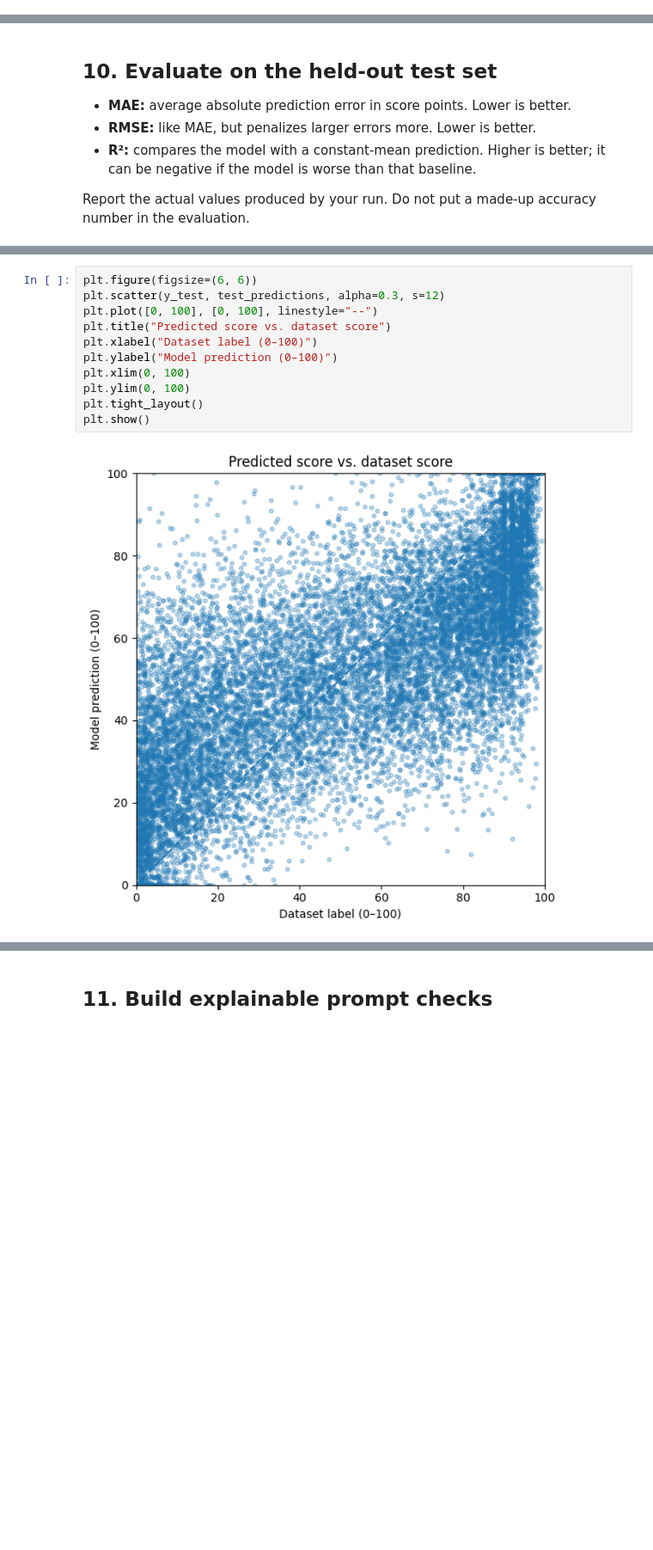
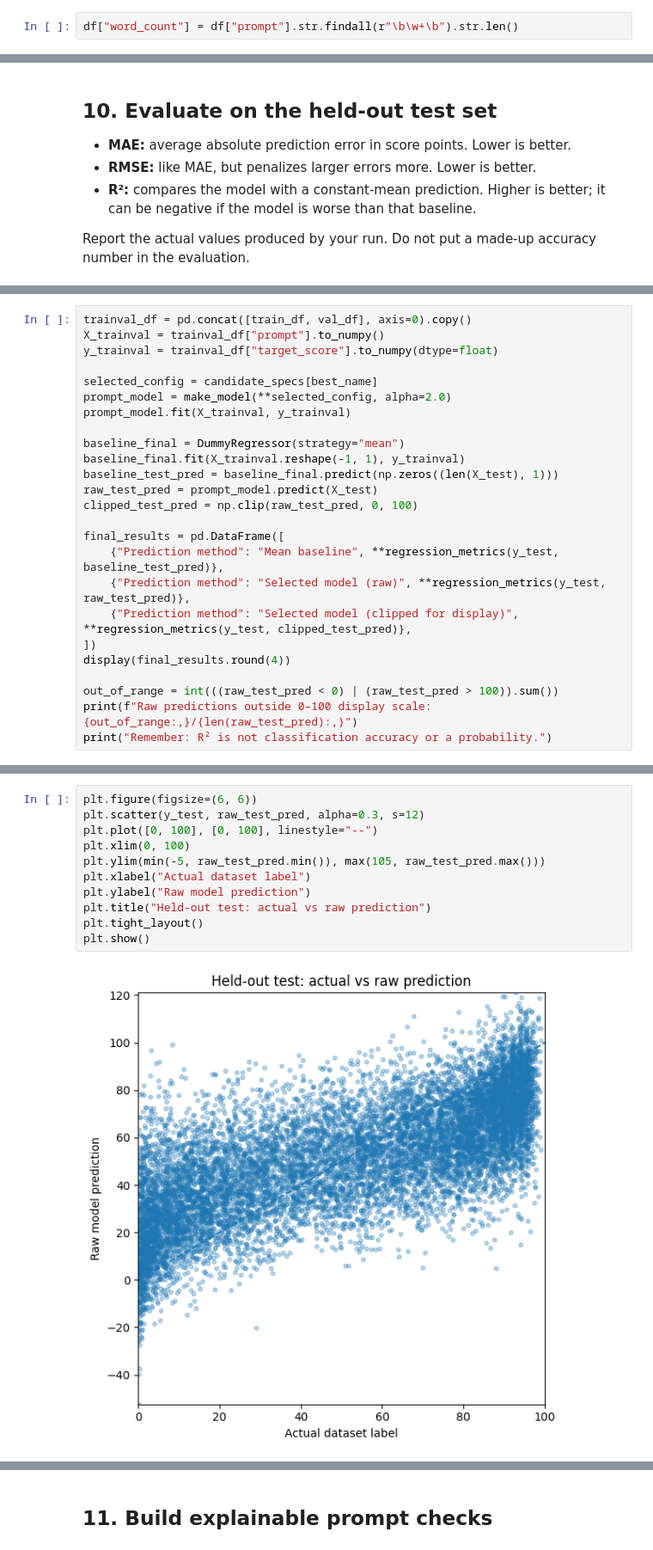
Before and after one commit to Ambesh246/Prompt_Quality_Analyzer, a Jupyter notebook: Prompt_Quality_Analyzer_ML.ipynb, the cells around one changed output, grey strips where cells are left out. Shown at 86% size. Cells and saved outputs as stored; diff of their text form; blank space fills up the shorter version.

```diff
--- a/Prompt_Quality_Analyzer_ML.ipynb
+++ b/Prompt_Quality_Analyzer_ML.ipynb
@@ -115 +127,3 @@ model_df["word_count"] = model_df["prompt"].apply(lambda text: len(text.split())
+# %%
+df["word_count"] = df["prompt"].str.findall(r"\b\w+\b").str.len()
 # %%
@@ -344,0 +310,25 @@ Raw predictions outside the 0–100 scale: 410 of 15,000
+# %%
+trainval_df = pd.concat([train_df, val_df], axis=0).copy()
+X_trainval = trainval_df["prompt"].to_numpy()
+y_trainval = trainval_df["target_score"].to_numpy(dtype=float)
+
+selected_config = candidate_specs[best_name]
+prompt_model = make_model(**selected_config, alpha=2.0)
+prompt_model.fit(X_trainval, y_trainval)
+
+baseline_final = DummyRegressor(strategy="mean")
+baseline_final.fit(X_trainval.reshape(-1, 1), y_trainval)
+baseline_test_pred = baseline_final.predict(np.zeros((len(X_test), 1)))
+raw_test_pred = prompt_model.predict(X_test)
+clipped_test_pred = np.clip(raw_test_pred, 0, 100)
+
+final_results = pd.DataFrame([
+    {"Prediction method": "Mean baseline", **regression_metrics(y_test, baseline_test_pred)},
+    {"Prediction method": "Selected model (raw)", **regression_metrics(y_test, raw_test_pred)},
+    {"Prediction method": "Selected model (clipped for display)", **regression_metrics(y_test, clipped_test_pred)},
+])
+display(final_results.round(4))
+
+out_of_range = int(((raw_test_pred < 0) | (raw_test_pred > 100)).sum())
+print(f"Raw predictions outside 0–100 display scale: {out_of_range:,}/{len(raw_test_pred):,}")
+print("Remember: R² is not classification accuracy or a probability.")
@@ -345,14 +342,14 @@ Raw predictions outside the 0–100 scale: 410 of 15,000
 # %%
 plt.figure(figsize=(6, 6))
-plt.scatter(y_test, test_predictions, alpha=0.3, s=12)
+plt.scatter(y_test, raw_test_pred, alpha=0.3, s=12)
 plt.plot([0, 100], [0, 100], linestyle="--")
-plt.title("Predicted score vs. dataset score")
-plt.xlabel("Dataset label (0–100)")
-plt.ylabel("Model prediction (0–100)")
 plt.xlim(0, 100)
-plt.ylim(0, 100)
+plt.ylim(min(-5, raw_test_pred.min()), max(105, raw_test_pred.max()))
+plt.xlabel("Actual dataset label")
+plt.ylabel("Raw model prediction")
+plt.title("Held-out test: actual vs raw prediction")
 plt.tight_layout()
 plt.show()
 # %% [output]
-[figure, old version]
+[figure, new version]
 # %%
```
Also changed, not shown: parts of 35 cells of this notebook.
